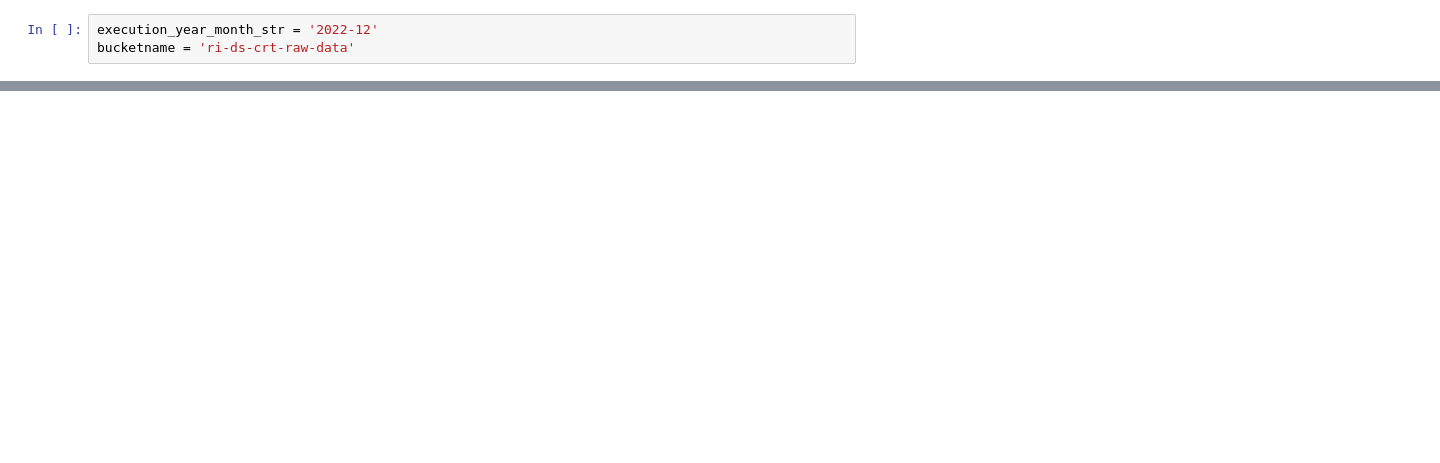
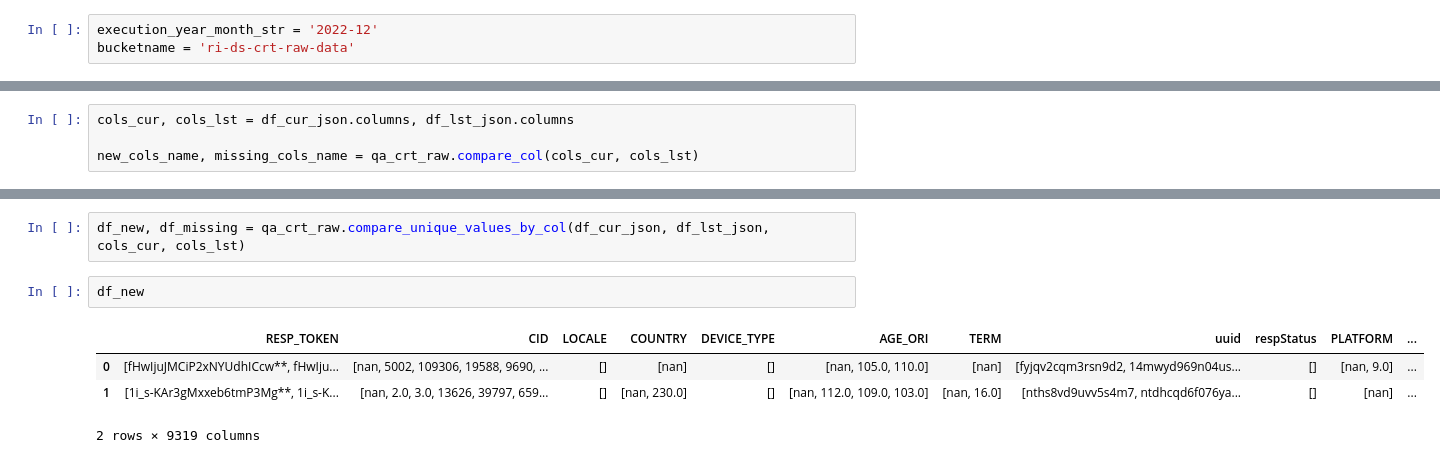
Before and after one commit to RepTrak/qa_crt_raw, a Jupyter notebook: test.ipynb, the cells around one changed output, grey strips where cells are left out. Cells and saved outputs as stored; diff of their text form; blank space fills up the shorter version.

```diff
--- a/test.ipynb
+++ b/test.ipynb
@@ -147,0 +49,4 @@ import zipfile as Zip
+# %%
+cols_cur, cols_lst = df_cur_json.columns, df_lst_json.columns
+
+new_cols_name, missing_cols_name = qa_crt_raw.compare_col(cols_cur, cols_lst)
@@ -147,0 +93,9 @@ import zipfile as Zip
+# %%
+df_new, df_missing = qa_crt_raw.compare_unique_values_by_col(df_cur_json, df_lst_json, cols_cur, cols_lst)
+# %%
+df_new
+# %% [output]
+|  | RESP_TOKEN | CID | LOCALE | COUNTRY | DEVICE_TYPE | AGE_ORI | TERM | uuid | respStatus | PLATFORM | ... |
+| 0 | [fHwIjuJMCiP2xNYUdhICcw**, fHwIju... | [nan, 5002, 109306, 19588, 9690, ... | [] | [nan] | [] | [nan, 105.0, 110.0] | [nan] | [fyjqv2cqm3rsn9d2, 14mwyd969n04us... | [] | [nan, 9.0] | ... |
+| 1 | [1i_s-KAr3gMxxeb6tmP3Mg**, 1i_s-K... | [nan, 2.0, 3.0, 13626, 39797, 659... | [] | [nan, 230.0] | [] | [nan, 112.0, 109.0, 103.0] | [nan, 16.0] | [nths8vd9uvv5s4m7, ntdhcqd6f076ya... | [] | [nan] | ... |
+2 rows × 9319 columns
```
Also changed, not shown: parts of 21 cells of this notebook, 1 other file.
